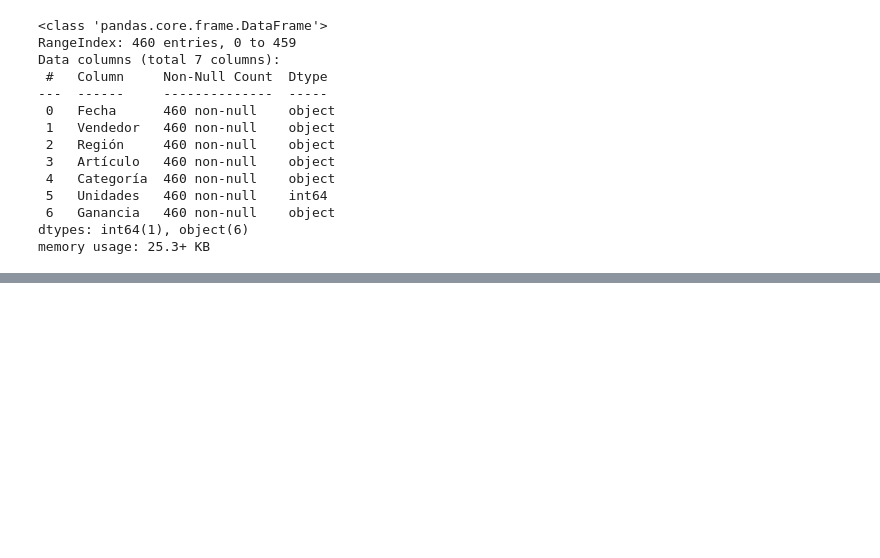
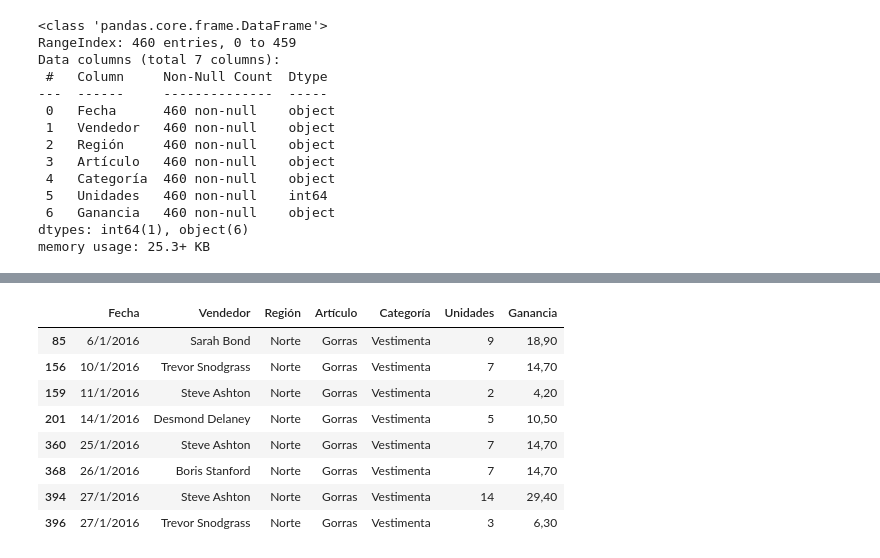
Before and after one commit to rofigueredo/CheatSheets, a Jupyter notebook: Pandas_de1.5horas/Clase1.ipynb, the cells around one changed output, grey strips where cells are left out. Saved outputs shown, nothing was run; the diff lists cells and outputs as text; code cells hidden in the pictures; blank space fills up the shorter version.

```diff
--- a/Pandas_de1.5horas/Clase1.ipynb
+++ b/Pandas_de1.5horas/Clase1.ipynb
@@ -103,0 +175,14 @@ memory usage: 25.3+ KB
+# %%
+## de esta forma es bastante mas util, EJ filtro por 1 Dim
+## Obs: los indices no se reinician
+VentasPorProveedor[(VentasPorProveedor.Artículo == 'Gorras') & (VentasPorProveedor.Región =='Norte')]
+# %% [output]
+|  | Fecha | Vendedor | Región | Artículo | Categoría | Unidades | Ganancia |
+| 85 | 6/1/2016 | Sarah Bond | Norte | Gorras | Vestimenta | 9 | 18,90 |
+| 156 | 10/1/2016 | Trevor Snodgrass | Norte | Gorras | Vestimenta | 7 | 14,70 |
+| 159 | 11/1/2016 | Steve Ashton | Norte | Gorras | Vestimenta | 2 | 4,20 |
+| 201 | 14/1/2016 | Desmond Delaney | Norte | Gorras | Vestimenta | 5 | 10,50 |
+| 360 | 25/1/2016 | Steve Ashton | Norte | Gorras | Vestimenta | 7 | 14,70 |
+| 368 | 26/1/2016 | Boris Stanford | Norte | Gorras | Vestimenta | 7 | 14,70 |
+| 394 | 27/1/2016 | Steve Ashton | Norte | Gorras | Vestimenta | 14 | 29,40 |
+| 396 | 27/1/2016 | Trevor Snodgrass | Norte | Gorras | Vestimenta | 3 | 6,30 |
```
Also changed, not shown: parts of 10 cells of this notebook.
